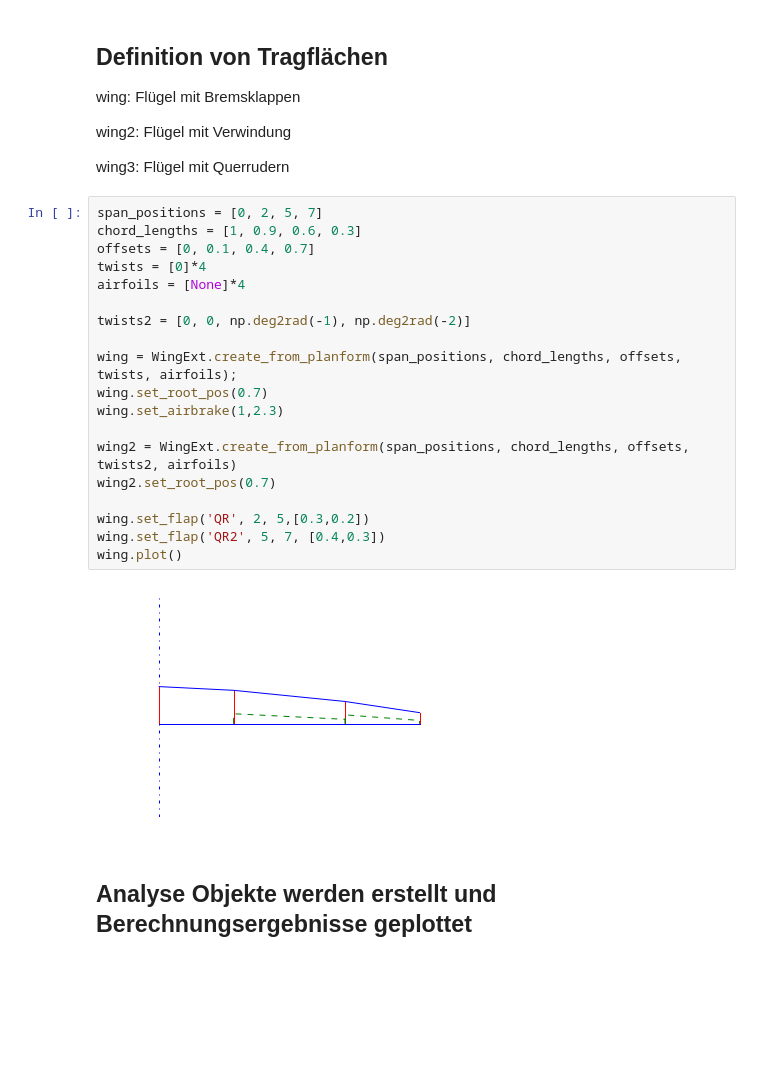
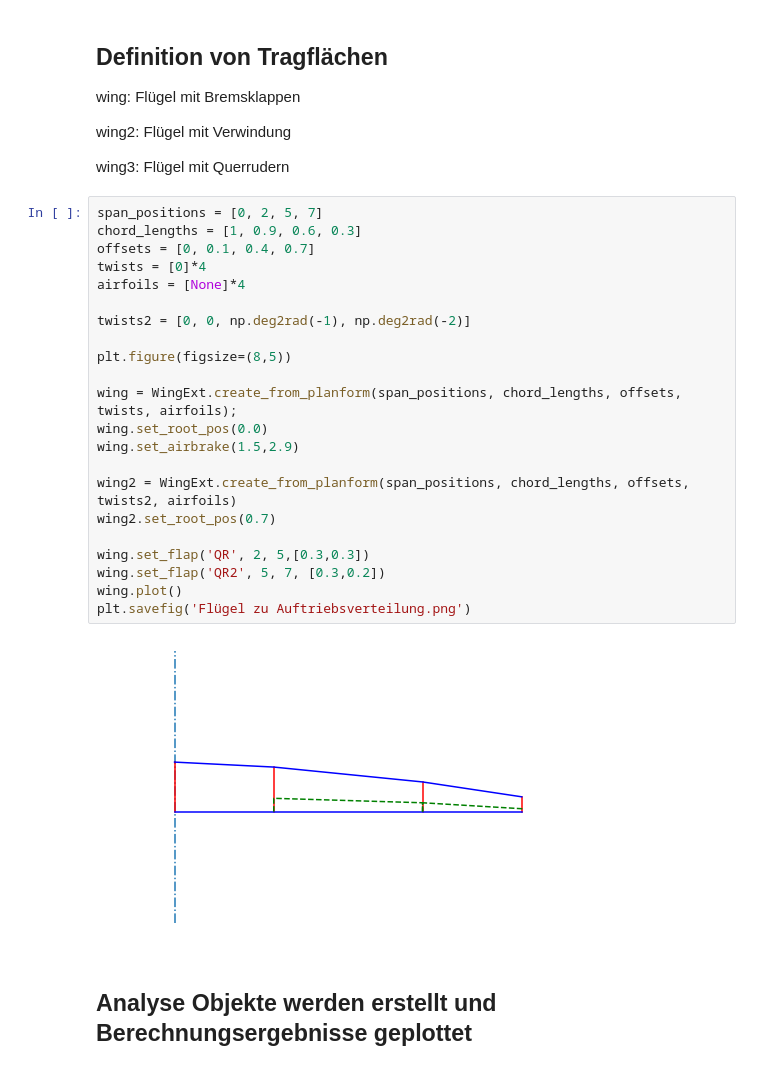
Before and after one commit to akafliegdarmstadt/wingstructure, a Jupyter notebook: examples/Interactive Multhopp.ipynb, the cells around one changed output. Drawn from its saved outputs; the diff is of its cells as text; blank space fills up the shorter version.

```diff
--- a/examples/Interactive Multhopp.ipynb
+++ b/examples/Interactive Multhopp.ipynb
@@ -17,24 +17,27 @@ wing3: Flügel mit Querrudern
 # %%
 span_positions = [0, 2, 5, 7]
 chord_lengths = [1, 0.9, 0.6, 0.3]
 offsets = [0, 0.1, 0.4, 0.7]
 twists = [0]*4
 airfoils = [None]*4
 
 twists2 = [0, 0, np.deg2rad(-1), np.deg2rad(-2)]
 
+plt.figure(figsize=(8,5))
+
 wing = WingExt.create_from_planform(span_positions, chord_lengths, offsets, twists, airfoils);
-wing.set_root_pos(0.7)
-wing.set_airbrake(1,2.3)
+wing.set_root_pos(0.0)
+wing.set_airbrake(1.5,2.9)
 
 wing2 = WingExt.create_from_planform(span_positions, chord_lengths, offsets, twists2, airfoils)
 wing2.set_root_pos(0.7)
 
-wing.set_flap('QR', 2, 5,[0.3,0.2])
-wing.set_flap('QR2', 5, 7, [0.4,0.3])
+wing.set_flap('QR', 2, 5,[0.3,0.3])
+wing.set_flap('QR2', 5, 7, [0.3,0.2])
 wing.plot()
+plt.savefig('Flügel zu Auftriebsverteilung.png')
 # %% [output]
-[figure, old version]
+[figure, new version]
 # %% [markdown]
 ## Analyse Objekte werden erstellt und Berechnungsergebnisse geplottet
 # %%
```
Also changed, not shown: parts of 10 cells of this notebook, 1 other file.
